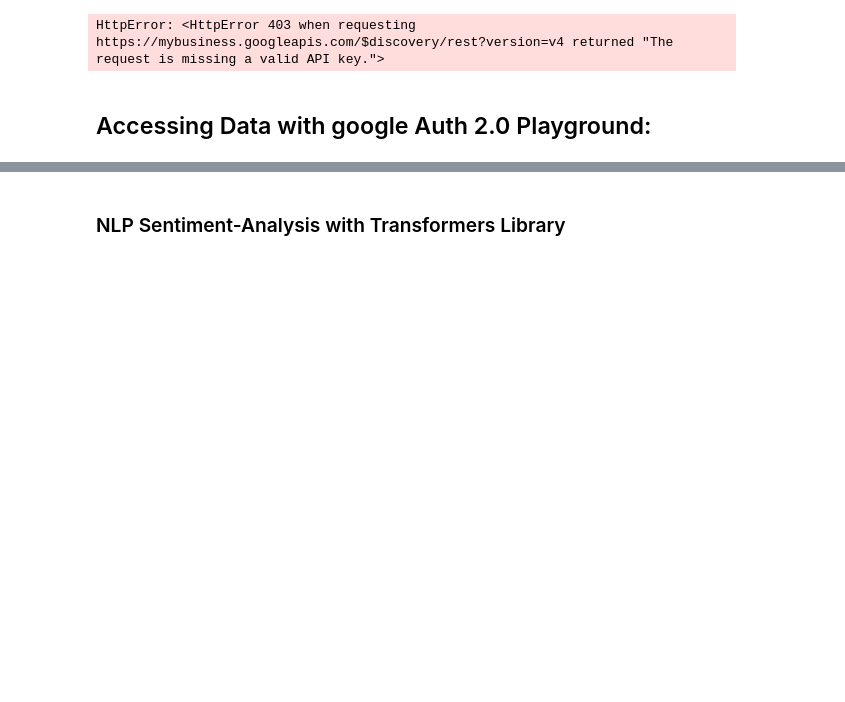
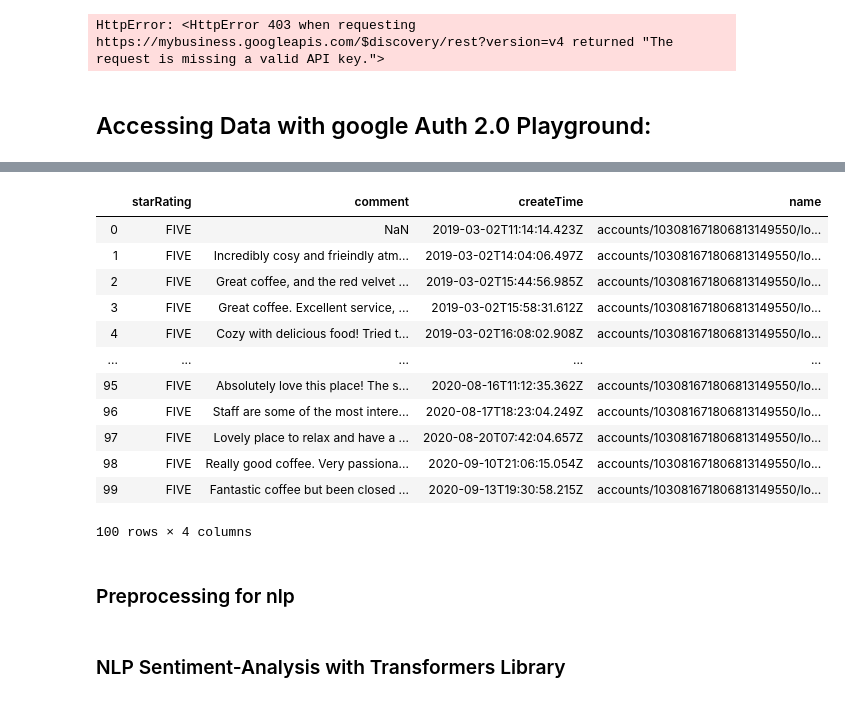
Before and after one commit to algakovic/element_coffee_review_analysis, a Jupyter notebook: transformers_sentiment_analysis.ipynb, the cells around one changed output, grey strips where cells are left out. Saved outputs shown, nothing was run; the diff lists cells and outputs as text; code cells hidden in the pictures; blank space fills up the shorter version.

```diff
--- a/transformers_sentiment_analysis.ipynb
+++ b/transformers_sentiment_analysis.ipynb
@@ -88,0 +137,4 @@ NameError: name 'r' is not defined
+# %%
+df = pd.concat((df1, df2), axis=0, sort=False)
+# %%
+df.sort_values(by='createTime', axis=0, inplace=True)
@@ -88,0 +158,4 @@ NameError: name 'r' is not defined
+# %%
+df.reset_index(inplace=True)
+# %%
+df.drop(columns=['reviewId', 'reviewReply', 'updateTime', 'reviewer'], inplace=True)
@@ -89,3 +176,22 @@ NameError: name 'r' is not defined
+# %%
+pd.to_datetime(df['createTime'])
+df
+# %% [output]
+|  | starRating | comment | createTime | name |
+| 0 | FIVE | NaN | 2019-03-02T11:14:14.423Z | accounts/103081671806813149550/lo... |
+| 1 | FIVE | Incredibly cosy and frieindly atm... | 2019-03-02T14:04:06.497Z | accounts/103081671806813149550/lo... |
+| 2 | FIVE | Great coffee, and the red velvet ... | 2019-03-02T15:44:56.985Z | accounts/103081671806813149550/lo... |
+| 3 | FIVE | Great coffee. Excellent service, ... | 2019-03-02T15:58:31.612Z | accounts/103081671806813149550/lo... |
+| 4 | FIVE | Cozy with delicious food! Tried t... | 2019-03-02T16:08:02.908Z | accounts/103081671806813149550/lo... |
+| ... | ... | ... | ... | ... |
+| 95 | FIVE | Absolutely love this place! The s... | 2020-08-16T11:12:35.362Z | accounts/103081671806813149550/lo... |
+| 96 | FIVE | Staff are some of the most intere... | 2020-08-17T18:23:04.249Z | accounts/103081671806813149550/lo... |
+| 97 | FIVE | Lovely place to relax and have a ... | 2020-08-20T07:42:04.657Z | accounts/103081671806813149550/lo... |
+| 98 | FIVE | Really good coffee. Very passiona... | 2020-09-10T21:06:15.054Z | accounts/103081671806813149550/lo... |
+| 99 | FIVE | Fantastic coffee but been closed ... | 2020-09-13T19:30:58.215Z | accounts/103081671806813149550/lo... |
+100 rows × 4 columns
+# %% [markdown]
+### Preprocessing for nlp
 # %% [markdown]
 ### NLP Sentiment-Analysis with Transformers Library
 # %%
```
Also changed, not shown: parts of 14 cells of this notebook.
